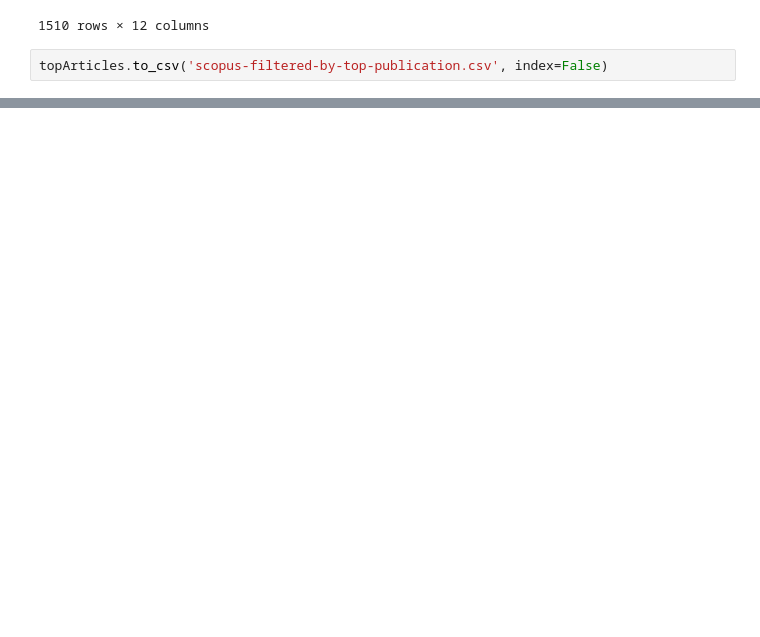
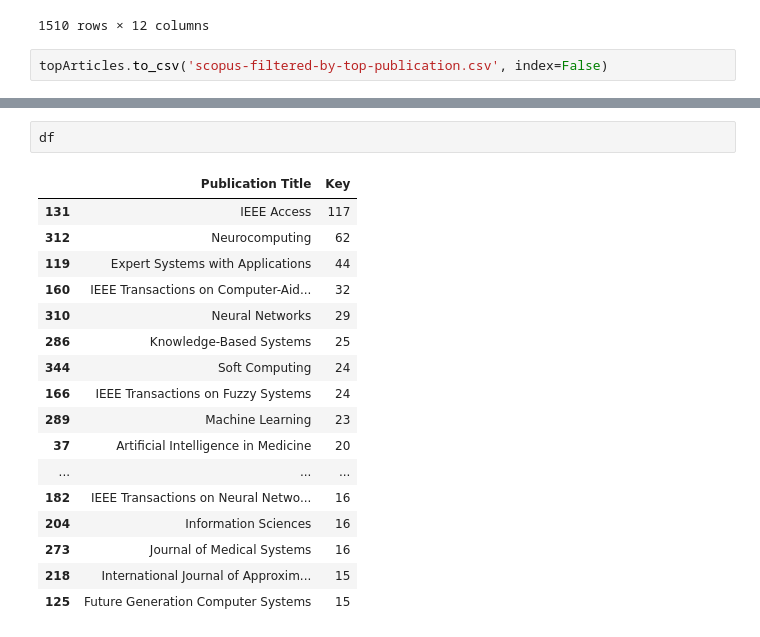
Before and after one commit to kyleiwaniec/neuro-symbolic-ai-systematic-review, a Jupyter notebook: scopus/filterd-search-results.ipynb, the cells around one changed output, grey strips where cells are left out. Saved outputs shown, nothing was run; the diff lists cells and outputs as text; blank space fills up the shorter version.

```diff
--- a/scopus/filterd-search-results.ipynb
+++ b/scopus/filterd-search-results.ipynb
@@ -177,0 +231,20 @@ topArticles.to_csv('scopus-filtered-by-top-publication.csv', index=False)
+# %%
+df
+# %% [output]
+|  | Publication Title | Key |
+| 131 | IEEE Access | 117 |
+| 312 | Neurocomputing | 62 |
+| 119 | Expert Systems with Applications | 44 |
+| 160 | IEEE Transactions on Computer-Aid... | 32 |
+| 310 | Neural Networks | 29 |
+| 286 | Knowledge-Based Systems | 25 |
+| 344 | Soft Computing | 24 |
+| 166 | IEEE Transactions on Fuzzy Systems | 24 |
+| 289 | Machine Learning | 23 |
+| 37 | Artificial Intelligence in Medicine | 20 |
+| ... | ... | ... |
+| 182 | IEEE Transactions on Neural Netwo... | 16 |
+| 204 | Information Sciences | 16 |
+| 273 | Journal of Medical Systems | 16 |
+| 218 | International Journal of Approxim... | 15 |
+| 125 | Future Generation Computer Systems | 15 |
```
Also changed, not shown: parts of 10 cells of this notebook, 1 other file.
